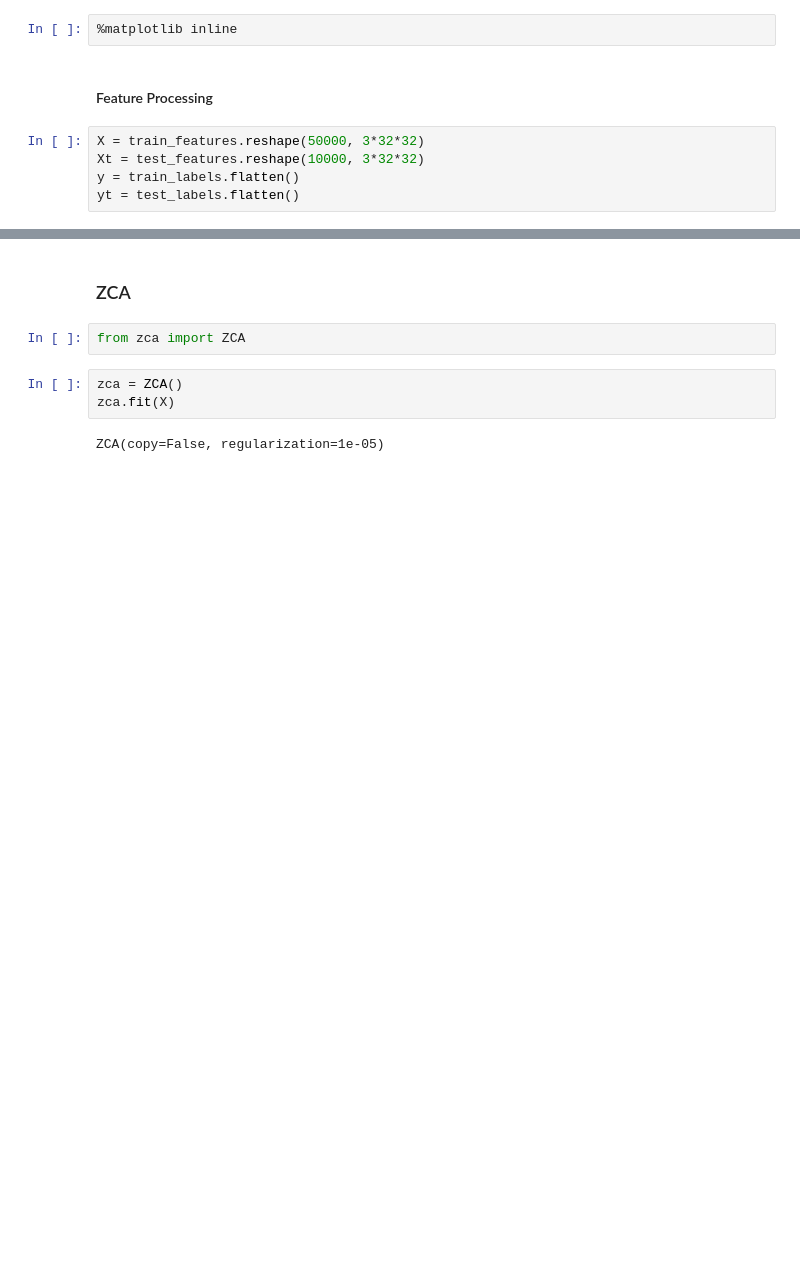
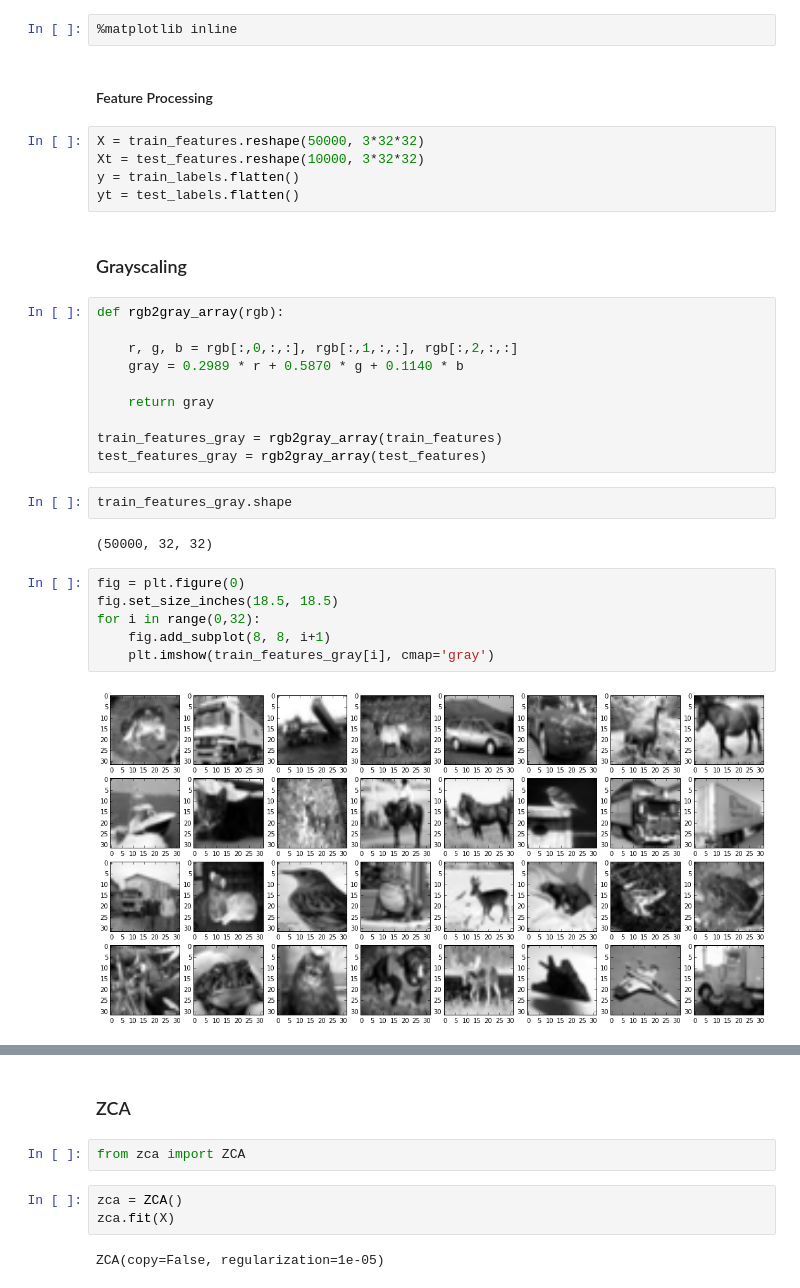
Before and after one commit to devyhia/cifar-10, a Jupyter notebook: ZCA + Logistic Regression.ipynb, the cells around one changed output, grey strips where cells are left out. Cells and saved outputs as stored; diff of their text form; blank space fills up the shorter version.

Commit message:
ZCA + Grayscaling + Ang's Normalization

```diff
--- a/ZCA + Logistic Regression.ipynb
+++ b/ZCA + Logistic Regression.ipynb
@@ -16,3 +18,27 @@ X = train_features.reshape(50000, 3*32*32)
 Xt = test_features.reshape(10000, 3*32*32)
 y = train_labels.flatten()
 yt = test_labels.flatten()
+# %% [markdown]
+### Grayscaling
+# %%
+def rgb2gray_array(rgb):
+
+    r, g, b = rgb[:,0,:,:], rgb[:,1,:,:], rgb[:,2,:,:]
+    gray = 0.2989 * r + 0.5870 * g + 0.1140 * b
+
+    return gray
+
+train_features_gray = rgb2gray_array(train_features)
+test_features_gray = rgb2gray_array(test_features)
+# %%
+train_features_gray.shape
+# %% [output]
+(50000, 32, 32)
+# %%
+fig = plt.figure(0)
+fig.set_size_inches(18.5, 18.5)
+for i in range(0,32):
+    fig.add_subplot(8, 8, i+1)
+    plt.imshow(train_features_gray[i], cmap='gray')
+# %% [output]
+[figure, added]
```
Also changed, not shown: parts of 5 cells of this notebook.
